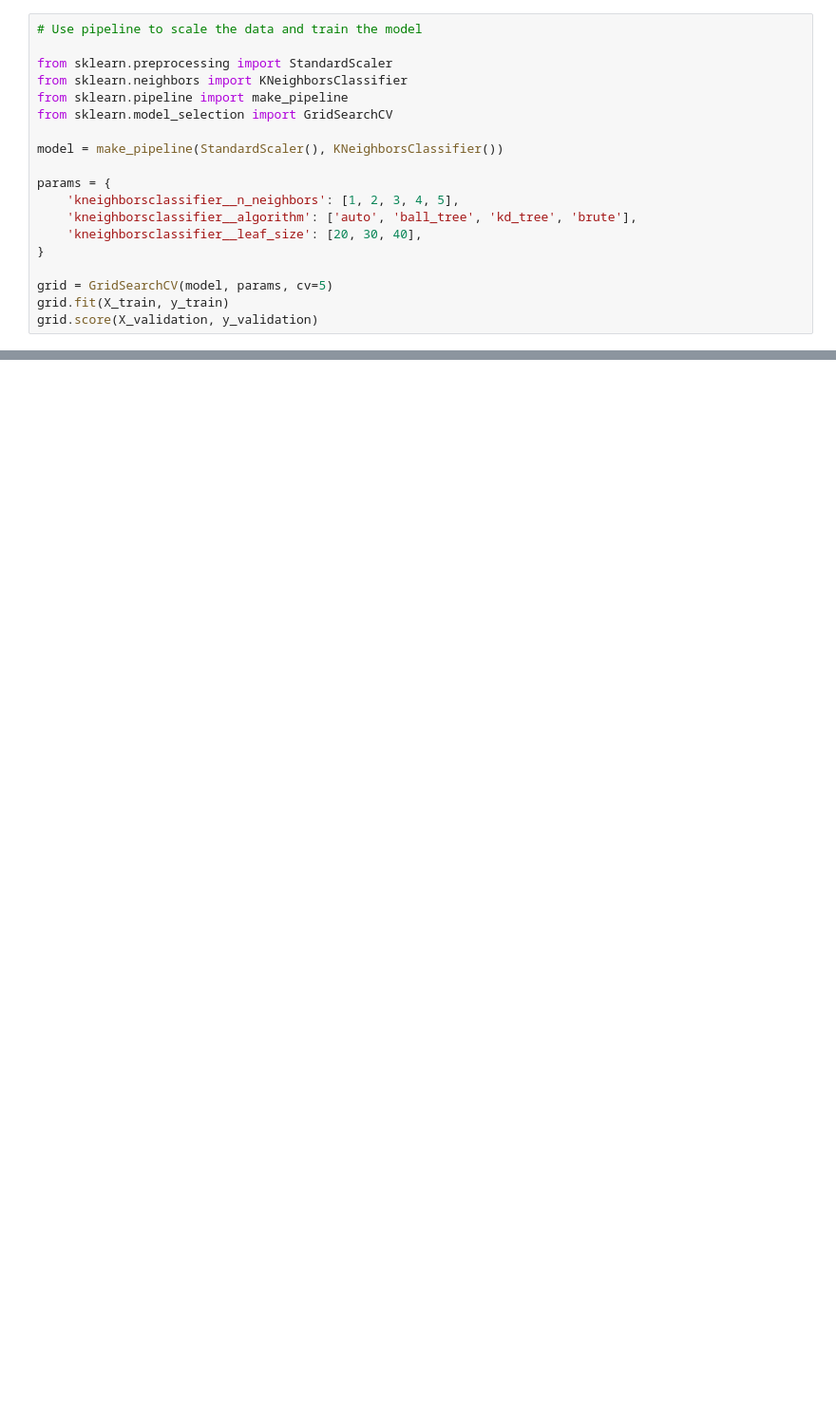
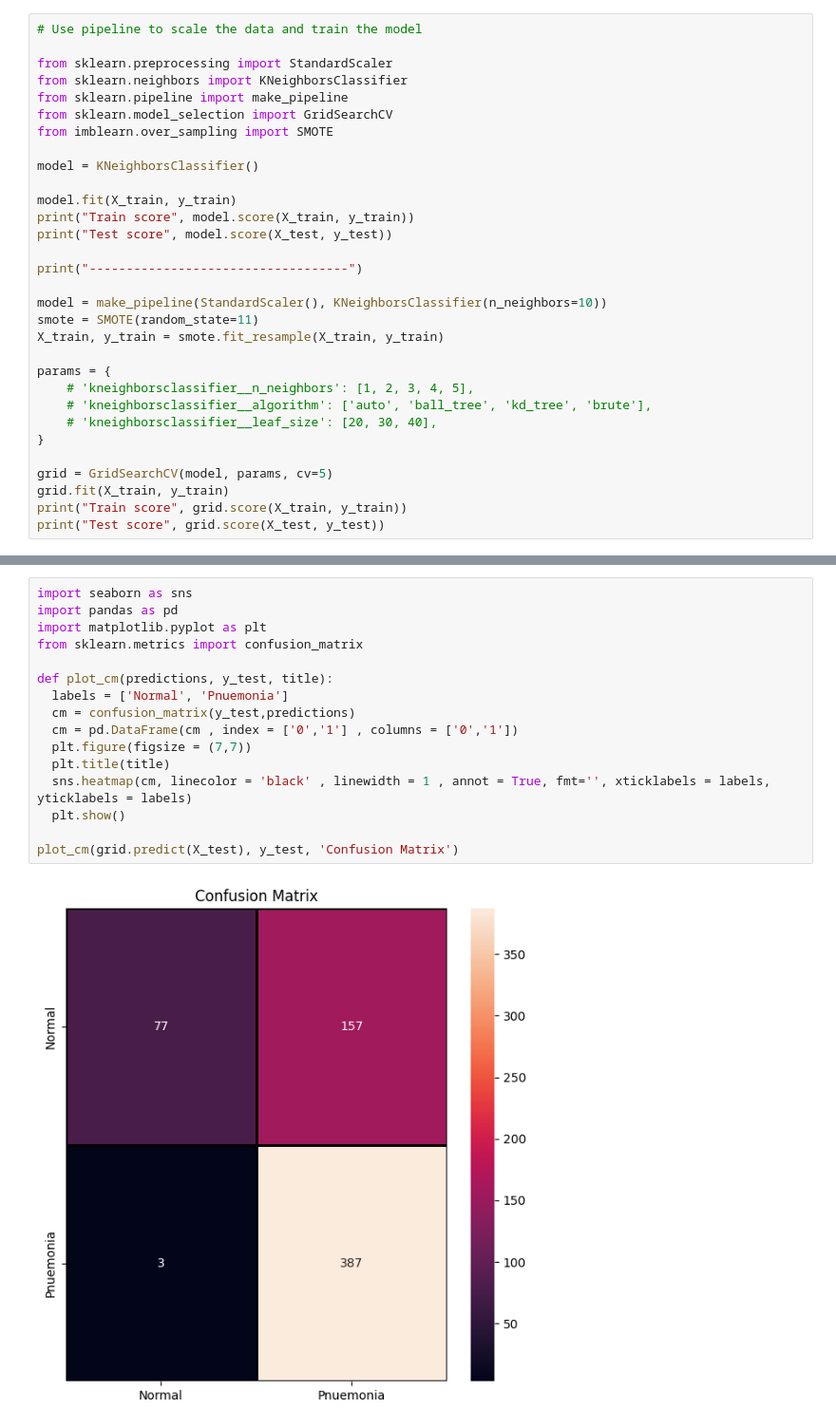
Before and after one commit to HugoGit-Hub/T-DEV-810, a Jupyter notebook: playbooks/kneighbors_classifier/kneighbors_classifier.ipynb, the cells around one changed output, grey strips where cells are left out. Shown at 95% size. Saved outputs shown, nothing was run; the diff lists cells and outputs as text; blank space fills up the shorter version.

```diff
--- a/playbooks/kneighbors_classifier/kneighbors_classifier.ipynb
+++ b/playbooks/kneighbors_classifier/kneighbors_classifier.ipynb
@@ -51,15 +49,27 @@ from sklearn.preprocessing import StandardScaler
 from sklearn.neighbors import KNeighborsClassifier
 from sklearn.pipeline import make_pipeline
 from sklearn.model_selection import GridSearchCV
+from imblearn.over_sampling import SMOTE
 
-model = make_pipeline(StandardScaler(), KNeighborsClassifier())
+model = KNeighborsClassifier()
+
+model.fit(X_train, y_train)
+print("Train score", model.score(X_train, y_train))
+print("Test score", model.score(X_test, y_test))
+
+print("-----------------------------------")
+
+model = make_pipeline(StandardScaler(), KNeighborsClassifier(n_neighbors=10))
+smote = SMOTE(random_state=11)
+X_train, y_train = smote.fit_resample(X_train, y_train)
 
 params = {
-    'kneighborsclassifier__n_neighbors': [1, 2, 3, 4, 5],
-    'kneighborsclassifier__algorithm': ['auto', 'ball_tree', 'kd_tree', 'brute'],
-    'kneighborsclassifier__leaf_size': [20, 30, 40],
+    # 'kneighborsclassifier__n_neighbors': [1, 2, 3, 4, 5],
+    # 'kneighborsclassifier__algorithm': ['auto', 'ball_tree', 'kd_tree', 'brute'],
+    # 'kneighborsclassifier__leaf_size': [20, 30, 40],
 }
 
 grid = GridSearchCV(model, params, cv=5)
 grid.fit(X_train, y_train)
-grid.score(X_validation, y_validation)
+print("Train score", grid.score(X_train, y_train))
+print("Test score", grid.score(X_test, y_test))
@@ -66,2 +82,20 @@ grid.score(X_validation, y_validation)
+# %%
+import seaborn as sns
+import pandas as pd
+import matplotlib.pyplot as plt
+from sklearn.metrics import confusion_matrix
+
+def plot_cm(predictions, y_test, title):
+  labels = ['Normal', 'Pnuemonia']
+  cm = confusion_matrix(y_test,predictions)
+  cm = pd.DataFrame(cm , index = ['0','1'] , columns = ['0','1'])
+  plt.figure(figsize = (7,7))
+  plt.title(title)
+  sns.heatmap(cm, linecolor = 'black' , linewidth = 1 , annot = True, fmt='', xticklabels = labels, yticklabels = labels)
+  plt.show()
+
+plot_cm(grid.predict(X_test), y_test, 'Confusion Matrix')
+# %% [output]
+[figure, added]
 # %%
 # Evaluate the model
```
Also changed, not shown: parts of 4 cells of this notebook, 1 other file.
